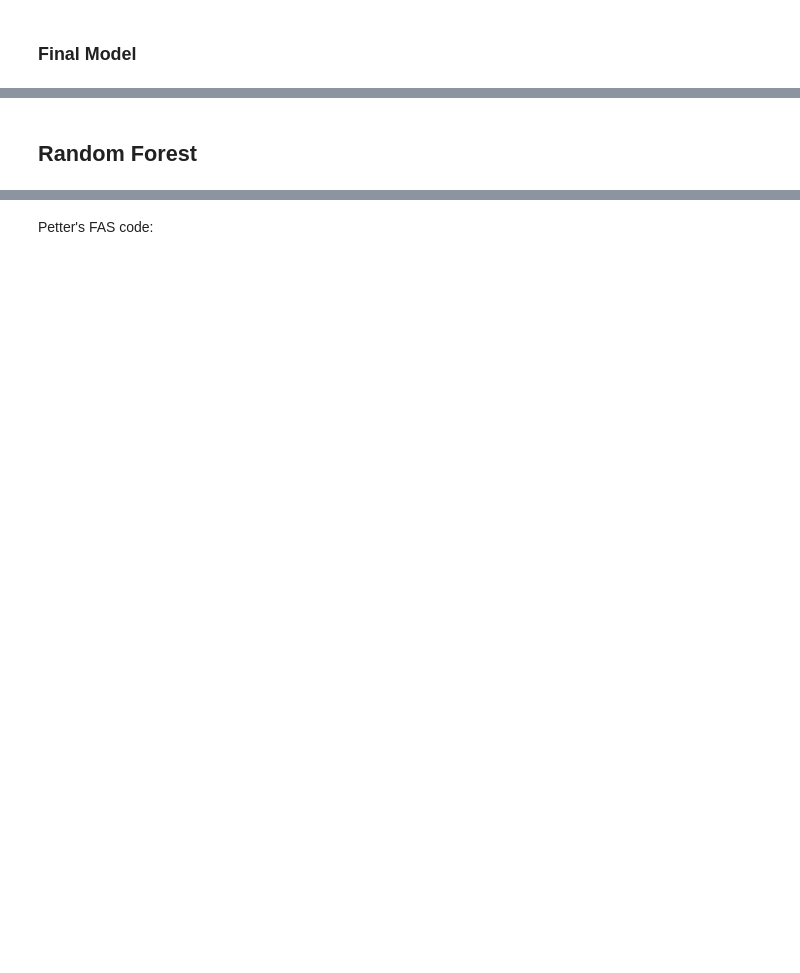
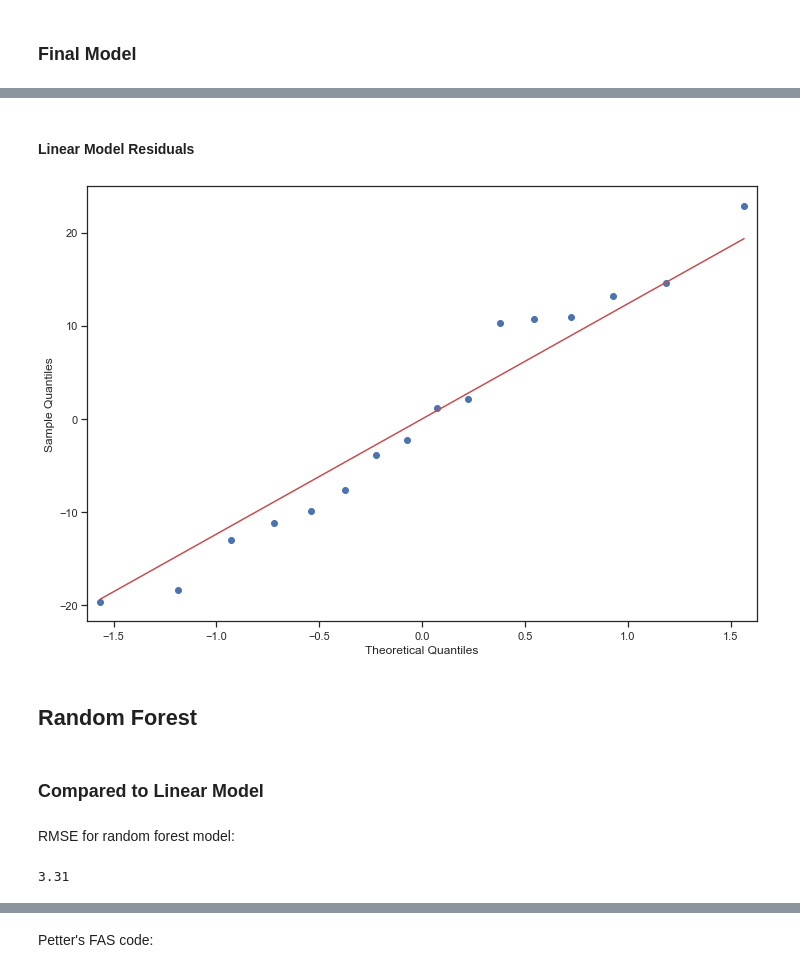
Before and after one commit to netiony/CHCO-Code, a Jupyter notebook: Petter Bjornstad/Renal Imaging/renal_imaging.ipynb, the cells around one changed output, grey strips where cells are left out. Saved outputs shown, nothing was run; the diff lists cells and outputs as text; code cells hidden in the pictures; blank space fills up the shorter version.

Commit message:
Update renal_imaging.ipynb
compare RF to LM

```diff
--- a/Petter Bjornstad/Renal Imaging/renal_imaging.ipynb
+++ b/Petter Bjornstad/Renal Imaging/renal_imaging.ipynb
@@ -162,3 +165,9 @@ PatsyError: expected a noun, but instead the expression ended
+# %% [markdown]
+#### Linear Model Residuals
+# %%
+sm.graphics.qqplot(res.resid,line="s");
+# %% [output]
+[figure, added]
 # %% [markdown]
 ## Random Forest
 # %%
@@ -166,0 +182,9 @@ rf = rf.fit(X, np.array(y).ravel())
+# %% [markdown]
+### Compared to Linear Model
+# %% [markdown]
+RMSE for random forest model:
+# %%
+rf_resid = fit.predict(X) - y
+round(np.sqrt(np.mean(abs(rf_resid))),2)
+# %% [output]
+3.31
```
Also changed, not shown: parts of 14 cells of this notebook.
